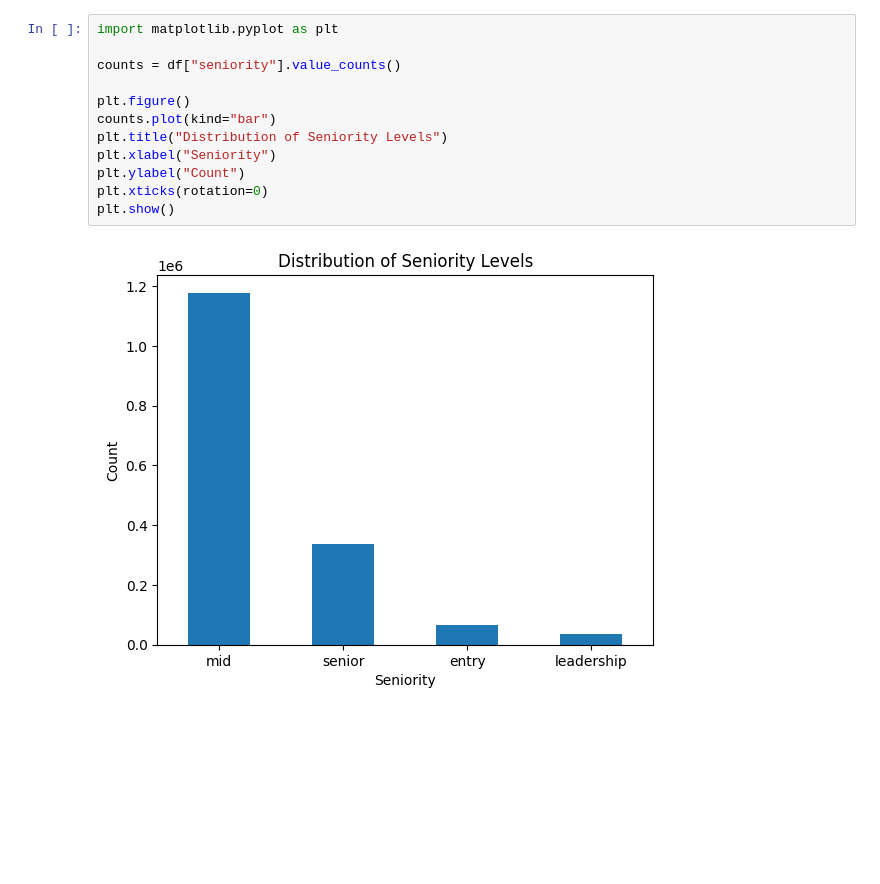
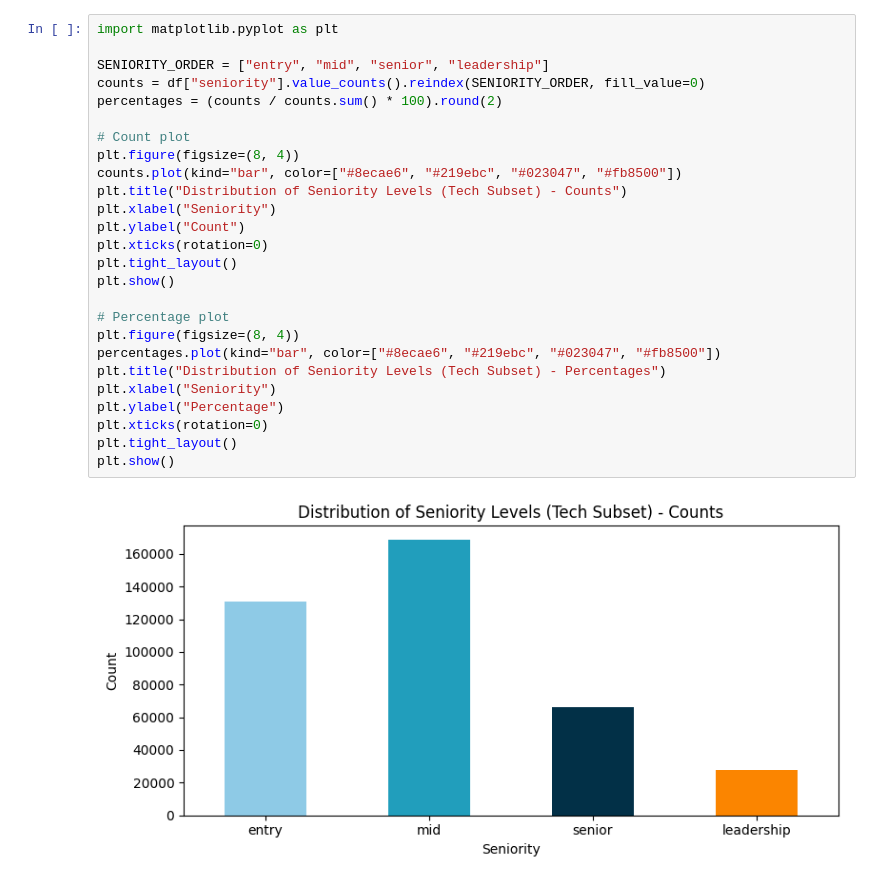
Before and after one commit to anushkanayak15/encoded-inequality, a Jupyter notebook: notebooks/preprocessing_and_seniority.ipynb, the cells around one changed output. Cells and saved outputs as stored; diff of their text form; blank space fills up the shorter version.

Commit message:
Job filtering to tech subset and rule based seniority classification

```diff
--- a/notebooks/preprocessing_and_seniority.ipynb
+++ b/notebooks/preprocessing_and_seniority.ipynb
@@ -58,14 +93,28 @@ Saved leadership: 34671 rows -> ../data/job_postings_leadership.csv
 # %%
 import matplotlib.pyplot as plt
 
-counts = df["seniority"].value_counts()
+SENIORITY_ORDER = ["entry", "mid", "senior", "leadership"]
+counts = df["seniority"].value_counts().reindex(SENIORITY_ORDER, fill_value=0)
+percentages = (counts / counts.sum() * 100).round(2)
 
-plt.figure()
-counts.plot(kind="bar")
-plt.title("Distribution of Seniority Levels")
+# Count plot
+plt.figure(figsize=(8, 4))
+counts.plot(kind="bar", color=["#8ecae6", "#219ebc", "#023047", "#fb8500"])
+plt.title("Distribution of Seniority Levels (Tech Subset) - Counts")
 plt.xlabel("Seniority")
 plt.ylabel("Count")
 plt.xticks(rotation=0)
+plt.tight_layout()
 plt.show()
+
+# Percentage plot
+plt.figure(figsize=(8, 4))
+percentages.plot(kind="bar", color=["#8ecae6", "#219ebc", "#023047", "#fb8500"])
+plt.title("Distribution of Seniority Levels (Tech Subset) - Percentages")
+plt.xlabel("Seniority")
+plt.ylabel("Percentage")
+plt.xticks(rotation=0)
+plt.tight_layout()
+plt.show()
 # %% [output]
-[figure, old version]
+[figure, new version]
```
Also changed, not shown: parts of 5 cells of this notebook, 1 other file.
